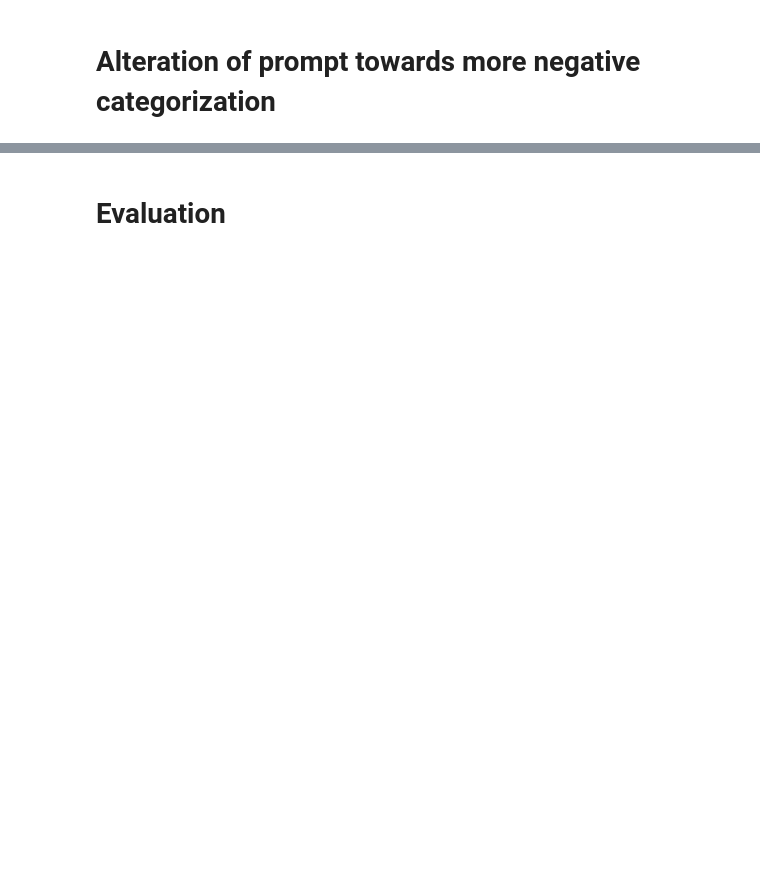
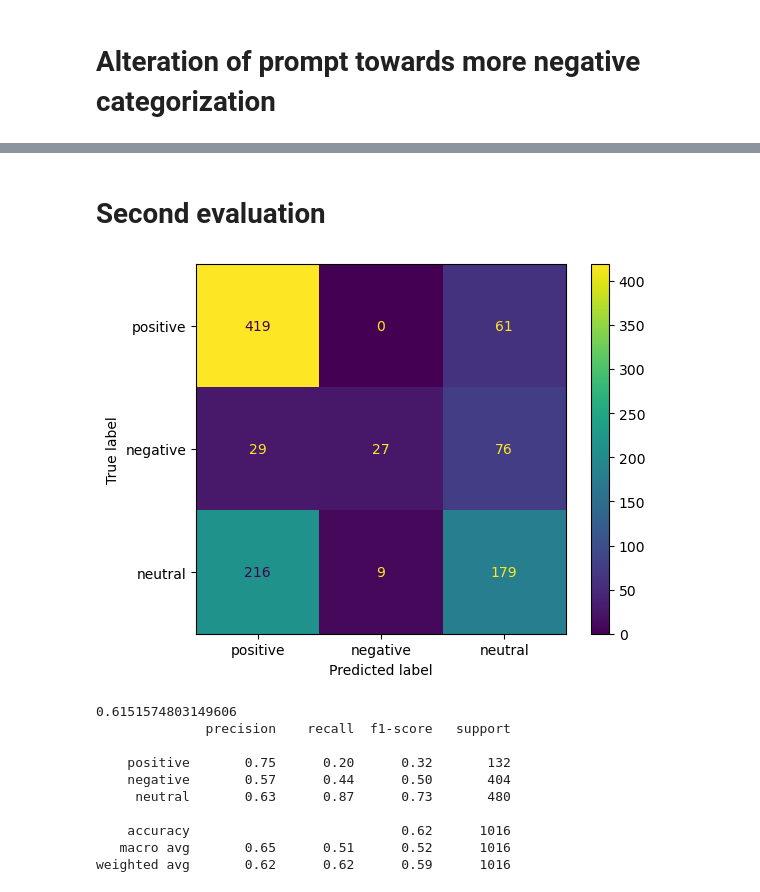
Before and after one commit to FabianDus1002/Data-Mining-Team9, a Jupyter notebook: llm/OpenAI - Sentiment Analysis.ipynb, the cells around one changed output, grey strips where cells are left out. Saved outputs shown, nothing was run; the diff lists cells and outputs as text; code cells hidden in the pictures; blank space fills up the shorter version.

```diff
--- a/llm/OpenAI - Sentiment Analysis.ipynb
+++ b/llm/OpenAI - Sentiment Analysis.ipynb
@@ -141,24 +114,33 @@ weighted avg       0.64      0.64      0.61       298
 #Prompt for GPT
 initial_message = {"role": "user", "content": "You are my sentiment assistant. I want you to analyze my text and categorize it into the three sentiments: positive, neutral, negative. However, if a text has negative aspects, have a higher tendency towards a negative rating. Only response with either positive, neutral or negative."}
 
+#Creation of a new data set
+student_data_altered = student_data_unpr
+student_data_altered = student_data_unpr.drop("Studium_Label", axis=1)
+
 results=[]
 results_df = []
+count = 1
 
 # Sending labeling requests to GPT
-for index, eintrag in student_data.iterrows():
+for index, eintrag in student_data_altered.iterrows():
     for inhalt in eintrag:
+        count +=1
+        display(count)
         response = client.chat.completions.create(
         model="gpt-3.5-turbo",
             messages=[
                 initial_message,
                 {"role": "user", "content": inhalt}
             ],
+            #Setting temperature to ensure objective responses
             temperature=0,
+            #Setting the seed parameter to ensure more consistent results
             seed = 123
         )
 
         # Saving of responses
-        results.append({"index": index, "sentimentPrediction": response.choices[0].message.content.lower()})
+        results.append({"index": index, "alteredSentimentPrediction": response.choices[0].message.content.lower()})
 
 # Conversion of responses into dataframe
 results_df = pd.DataFrame(results)
@@ -165,14 +161,16 @@ results_df = pd.DataFrame(results)
 # %% [markdown]
-# Evaluation
+# Second evaluation
 # %%
-#Merge target labels with predicted labels
+#Merging target labels with predicted labels and dropping of duplicated row
 results_df = results_df.drop("index", axis=1)
+student_data_altered = pd.concat([student_data_unpr, results_df], axis=1)
+student_data_altered = student_data_altered[student_data_altered["Studium_Label"].notnull()]
 
-
-student_data = pd.concat([student_data_unpr, results_df], axis=1)
-student_data = student_data[student_data["Studium_Label"].notnull()]
+#Adding of altered predictions to a dataframe in order to save all predictions in an excel
+altered_prediction = student_data_altered["alteredSentimentPrediction"]
+student_data = pd.concat([student_data, altered_prediction], axis=1)
 
 
 #Convertion of all values into strings
-for x in student_data:
+for x in student_data_altered:
     student_data[x] = student_data[x].astype(str)
@@ -179,20 +180,32 @@ for x in student_data:
 # %%
 from sklearn.metrics import confusion_matrix, ConfusionMatrixDisplay, f1_score, classification_report
 import matplotlib.pyplot as plt
 
 #Creation of confusion matrix
-confusion_mat = confusion_matrix(student_data['Studium_Label'], student_data['sentimentPrediction'], labels=['positive', 'negative', 'neutral'])
+confusion_mat = confusion_matrix(student_data_altered['Studium_Label'], student_data_altered['alteredSentimentPrediction'], labels=['positive', 'negative', 'neutral'])
 disp = ConfusionMatrixDisplay(confusion_matrix=confusion_mat, display_labels=['positive', 'negative', 'neutral'])
 disp.plot()
 plt.show()
 
 #Accuracy
-print(f1_score(student_data['Studium_Label'], student_data['sentimentPrediction'], labels=['positive', 'negative', 'neutral'], average='micro'))
+print(f1_score(student_data_altered['Studium_Label'], student_data_altered['alteredSentimentPrediction'], labels=['positive', 'negative', 'neutral'], average='micro'))
 
 #Creation of presicion, recall, F1 and support
 print(classification_report(
-    student_data['Studium_Label'],
-    student_data['sentimentPrediction'],
+    student_data_altered['Studium_Label'],
+    student_data_altered['alteredSentimentPrediction'],
     output_dict=False,
     target_names=['positive', 'negative', 'neutral']
 ))
+# %% [output]
+[figure, added]
+0.6151574803149606
+              precision    recall  f1-score   support
+
+    positive       0.75      0.20      0.32       132
+    negative       0.57      0.44      0.50       404
+     neutral       0.63      0.87      0.73       480
+
+    accuracy                           0.62      1016
+   macro avg       0.65      0.51      0.52      1016
+weighted avg       0.62      0.62      0.59      1016
```
Also changed, not shown: parts of 10 cells of this notebook, 1 other file.
